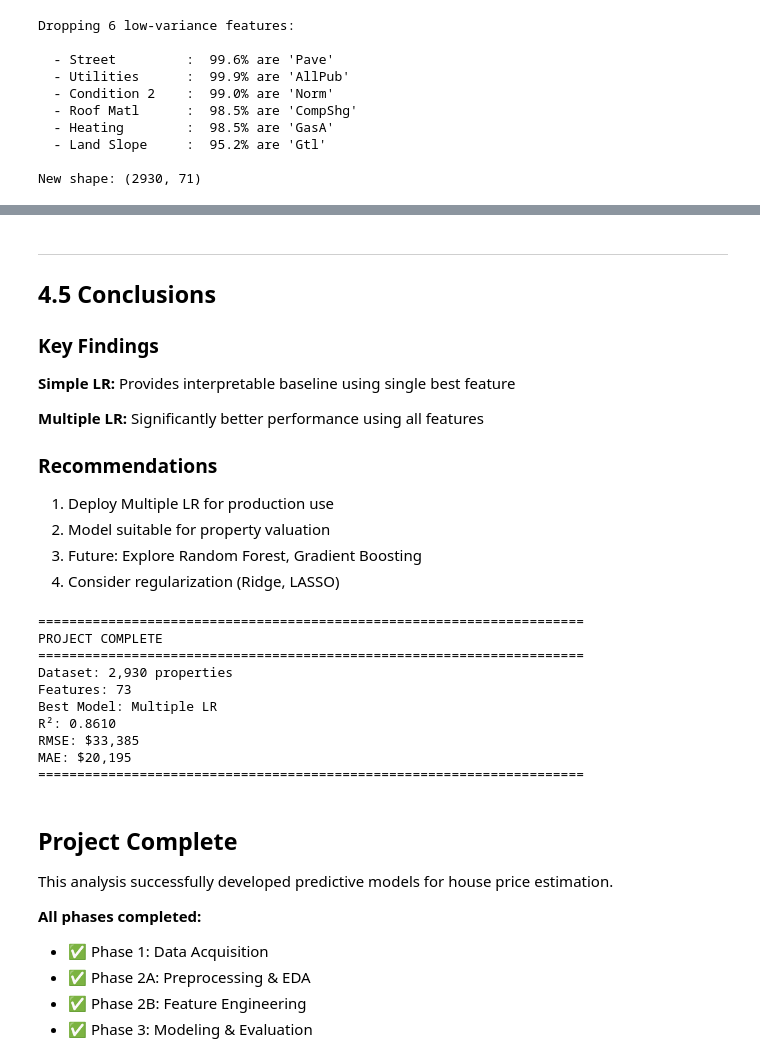
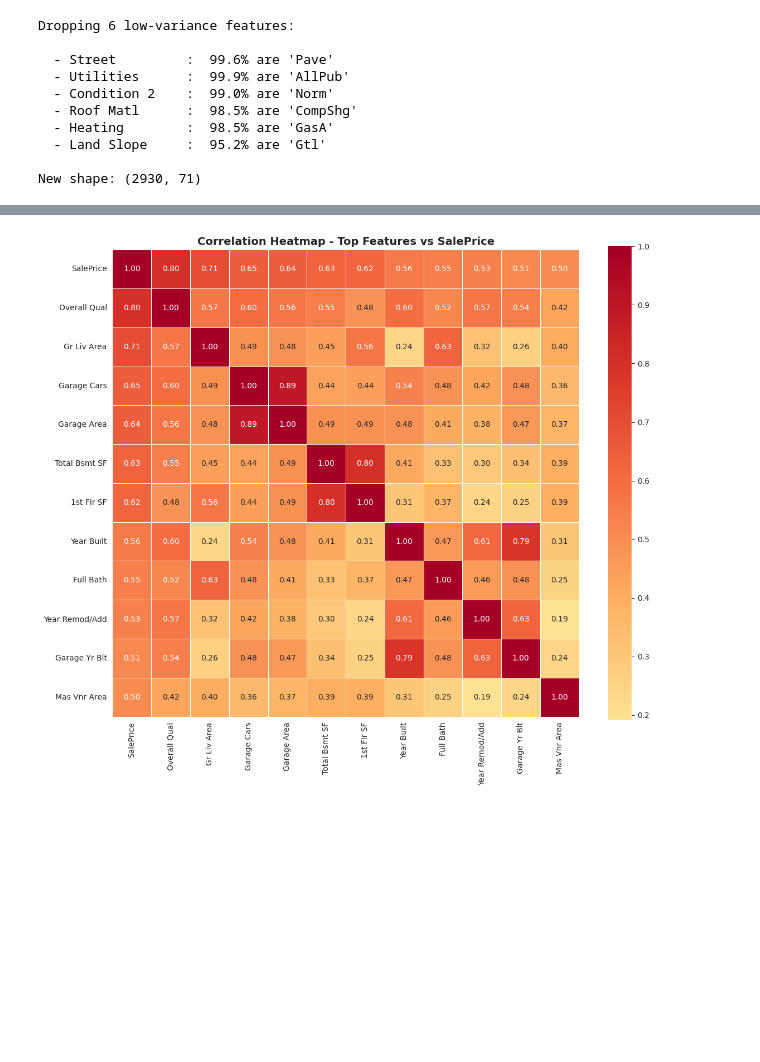
Before and after one commit to Apex-Project-Group/real-estate-price-prediction, a Jupyter notebook: notebooks/Ames_Housing_Price_Prediction.ipynb, the cells around one changed output, grey strips where cells are left out. Drawn from its saved outputs; the diff is of its cells as text; code cells hidden in the pictures; blank space fills up the shorter version.

```diff
--- a/notebooks/Ames_Housing_Price_Prediction.ipynb
+++ b/notebooks/Ames_Housing_Price_Prediction.ipynb
@@ -2245,51 +843,13 @@ plt.show()
-# %% [markdown]
----
-<a id='conclusions'></a>
-
-## 4.5 Conclusions
-
-### Key Findings
-
-**Simple LR:** Provides interpretable baseline using single best feature
-
-**Multiple LR:** Significantly better performance using all features
-
-### Recommendations
-
-1. Deploy Multiple LR for production use
-2. Model suitable for property valuation
-3. Future: Explore Random Forest, Gradient Boosting
-4. Consider regularization (Ridge, LASSO)
-# %%
-# Final summary
-print("\n" + "="*70)
-print("PROJECT COMPLETE")
-print("="*70)
-print(f"Dataset: 2,930 properties")
-print(f"Features: {X.shape[1]}")
-print(f"Best Model: Multiple LR")
-print(f"R²: {r2_test_m:.4f}")
-print(f"RMSE: ${rmse_m:,.0f}")
-print(f"MAE: ${mae_m:,.0f}")
-print("="*70)
-# %% [output]
-======================================================================
-PROJECT COMPLETE
-======================================================================
-Dataset: 2,930 properties
-Features: 73
-Best Model: Multiple LR
-R²: 0.8610
-RMSE: $33,385
-MAE: $20,195
-======================================================================
-# %% [markdown]
-## Project Complete
-
-This analysis successfully developed predictive models for house price estimation.
-
-**All phases completed:**
-- ✅ Phase 1: Data Acquisition
-- ✅ Phase 2A: Preprocessing & EDA
-- ✅ Phase 2B: Feature Engineering
-- ✅ Phase 3: Modeling & Evaluation
+# %%
+# Correlation heatmap for top features
+top_corr_features = saleprice_corr.head(12).index.tolist()
+corr_subset = df[top_corr_features].corr()
+
+plt.figure(figsize=(12, 10))
+sns.heatmap(corr_subset, annot=True, cmap='RdYlBu_r', center=0, fmt='.2f',
+            square=True, linewidths=0.5)
+plt.title('Correlation Heatmap - Top Features vs SalePrice', fontsize=14, fontweight='bold')
+plt.tight_layout()
+plt.show()
+# %% [output]
+[figure, added]
```
Also changed, not shown: parts of 163 cells of this notebook, 12 other files.
